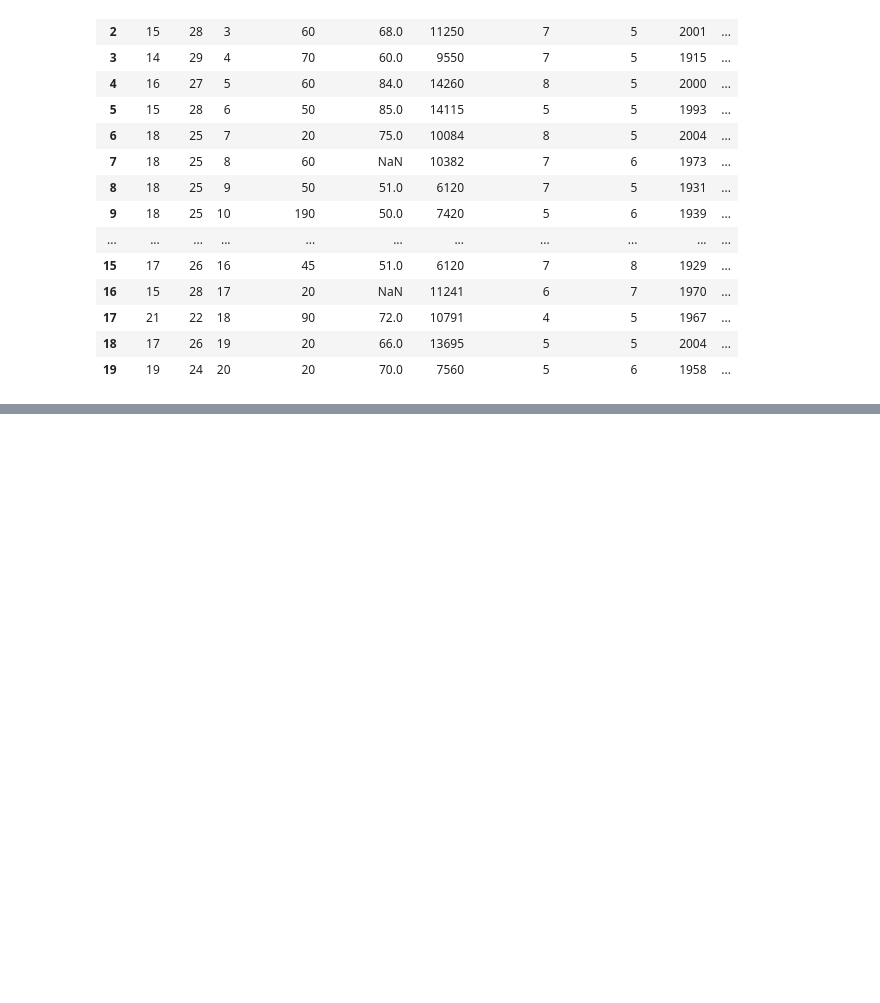
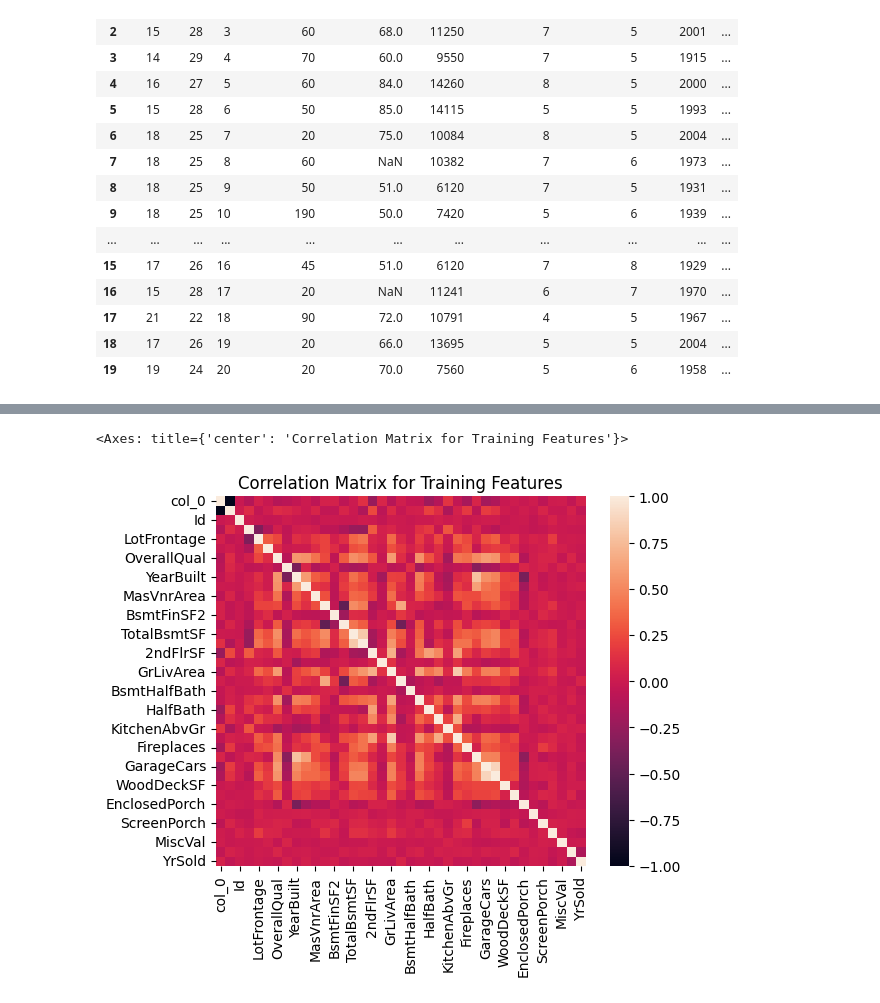
Before and after one commit to dissgod99/House-Prices-Advanced-Regression-Techniques, a Jupyter notebook: main.ipynb, the cells around one changed output, grey strips where cells are left out. Cells and saved outputs as stored; diff of their text form; code cells hidden in the pictures; blank space fills up the shorter version.

Commit message:
Complete Preprocessing and Display Correlation Matrix

```diff
--- a/main.ipynb
+++ b/main.ipynb
@@ -169,4 +189,4 @@ df_train_encoded.head(20)
 # df_train_filled_tmp = imputer.fit(df_train_encoded)
 # df_train_encoded = imputer.transform(df_train_encoded)
 
-df_imputed = copy.deepcopy(df_train_encoded)
+df_train_imputed = copy.deepcopy(df_train_encoded)
@@ -192,0 +193,7 @@ pd.DataFrame(df_train_encoded)
+# %%
+cols_to_delete = []
+for e in df_train_imputed.columns:
+    if df_train_imputed[e].isnull().sum() != 0:
+        cols_to_delete.append(e)
+# %%
+df_train_imputed = df_train_imputed.drop(cols_to_delete, axis=1)
@@ -192,0 +212,4 @@ pd.DataFrame(df_train_encoded)
+# %%
+#split training set
+X_train = df_train_imputed.drop('SalePrice', axis=1)
+y_train = df_train_imputed['SalePrice']
@@ -192,0 +230,7 @@ pd.DataFrame(df_train_encoded)
+# %%
+corrmatrix_train = X_train.corr()
+plt.title("Correlation Matrix for Training Features")
+sns.heatmap(corrmatrix_train, square=True)
+# %% [output]
+<Axes: title={'center': 'Correlation Matrix for Training Features'}>
+[figure, added]
```
Also changed, not shown: parts of 7 cells of this notebook.
